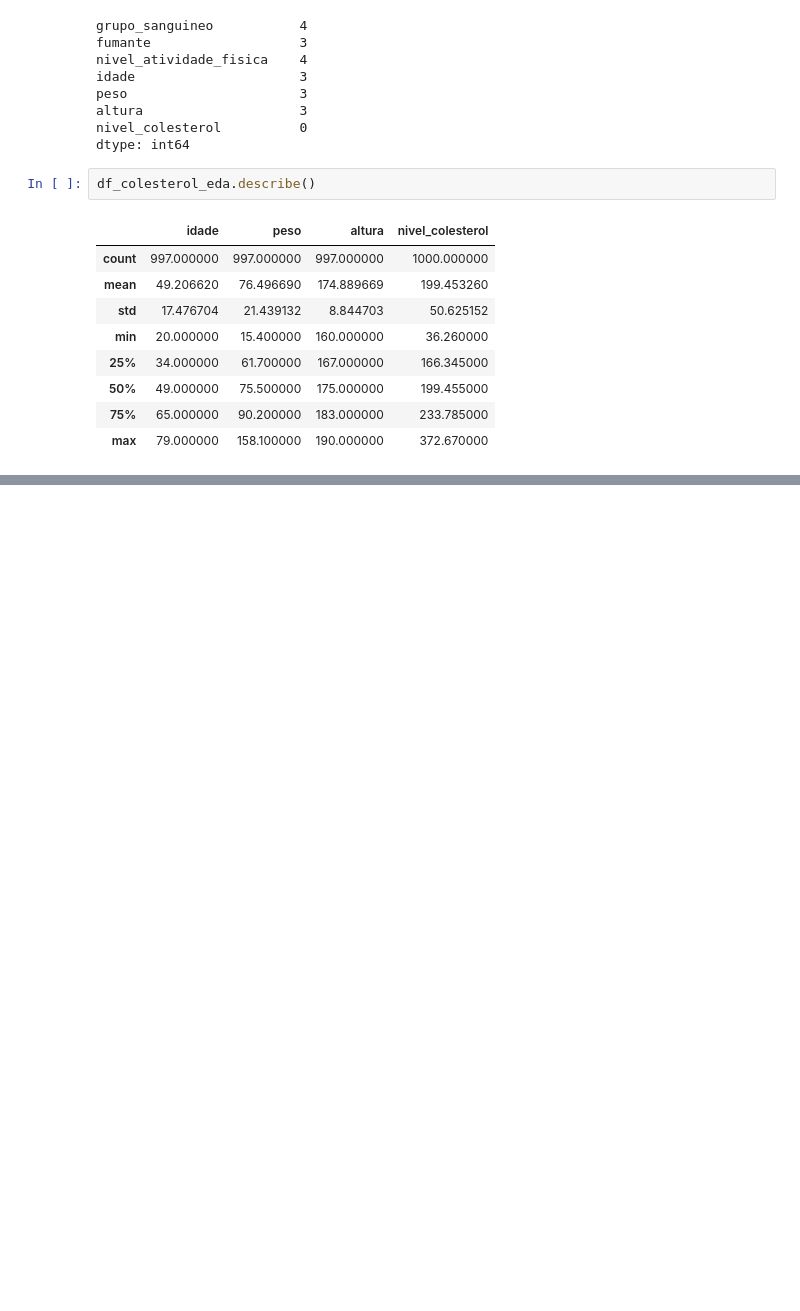
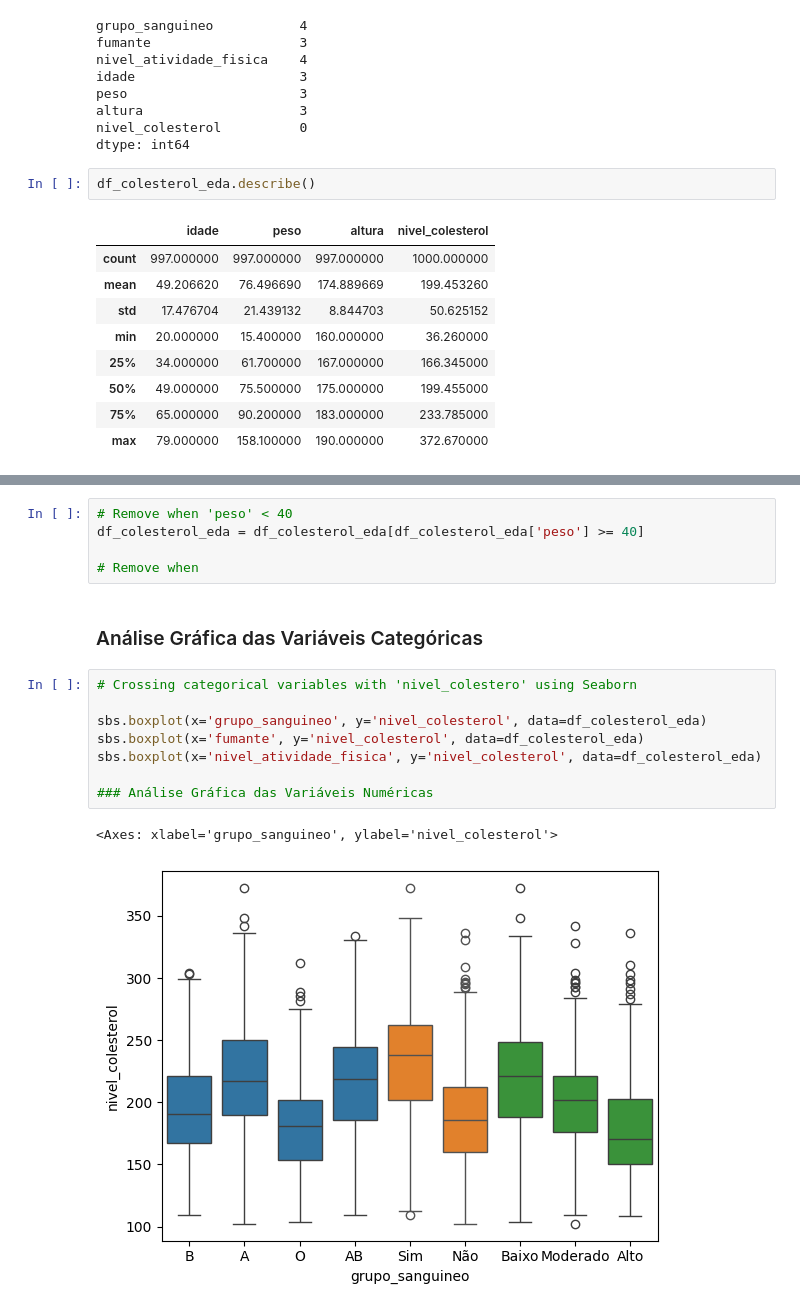
Before and after one commit to danieuuul/ia_multiple_regression, a Jupyter notebook: model_colesterol.ipynb, the cells around one changed output, grey strips where cells are left out. Cells and saved outputs as stored; diff of their text form; blank space fills up the shorter version.

```diff
--- a/model_colesterol.ipynb
+++ b/model_colesterol.ipynb
@@ -86,0 +117,18 @@ dtype: int64
+# %%
+# Remove when 'peso' < 40
+df_colesterol_eda = df_colesterol_eda[df_colesterol_eda['peso'] >= 40]
+
+# Remove when
+# %% [markdown]
+### Análise Gráfica das Variáveis Categóricas
+# %%
+# Crossing categorical variables with 'nivel_colestero' using Seaborn
+
+sbs.boxplot(x='grupo_sanguineo', y='nivel_colesterol', data=df_colesterol_eda)
+sbs.boxplot(x='fumante', y='nivel_colesterol', data=df_colesterol_eda)
+sbs.boxplot(x='nivel_atividade_fisica', y='nivel_colesterol', data=df_colesterol_eda)
+
+### Análise Gráfica das Variáveis Numéricas
+# %% [output]
+<Axes: xlabel='grupo_sanguineo', ylabel='nivel_colesterol'>
+[figure, added]
```
Also changed, not shown: parts of 51 cells of this notebook, 4 other files.
